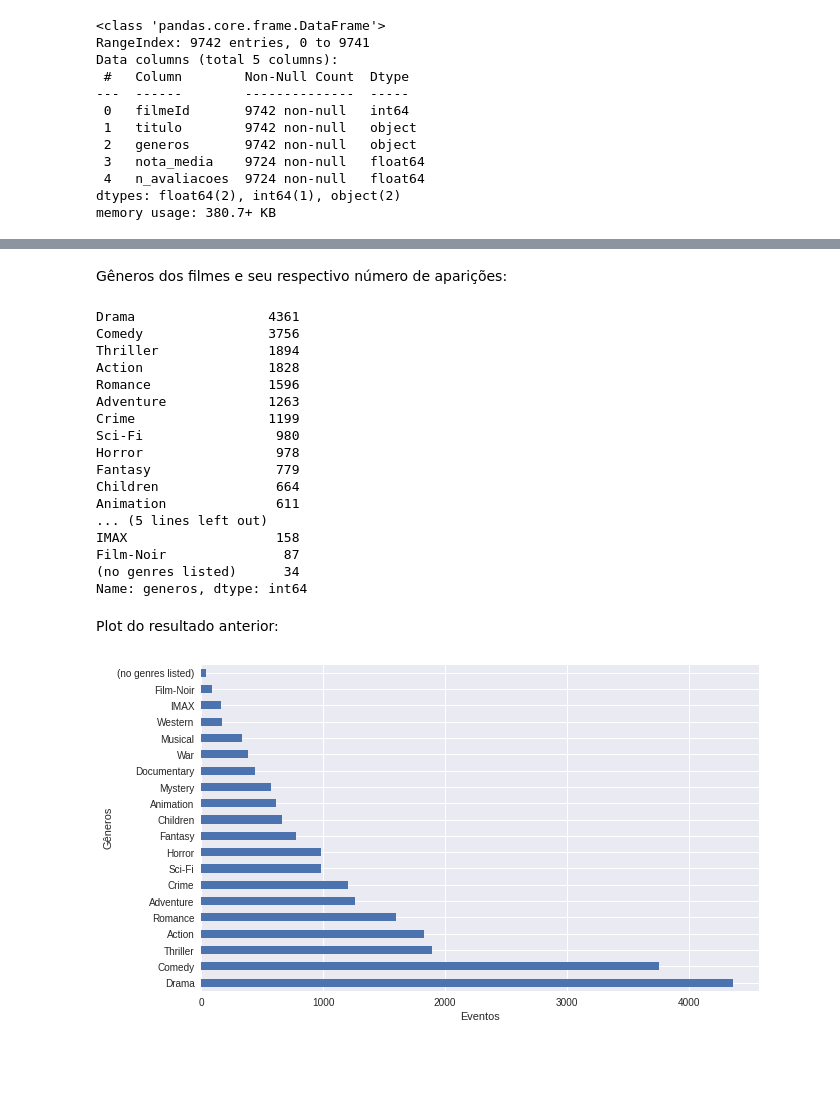
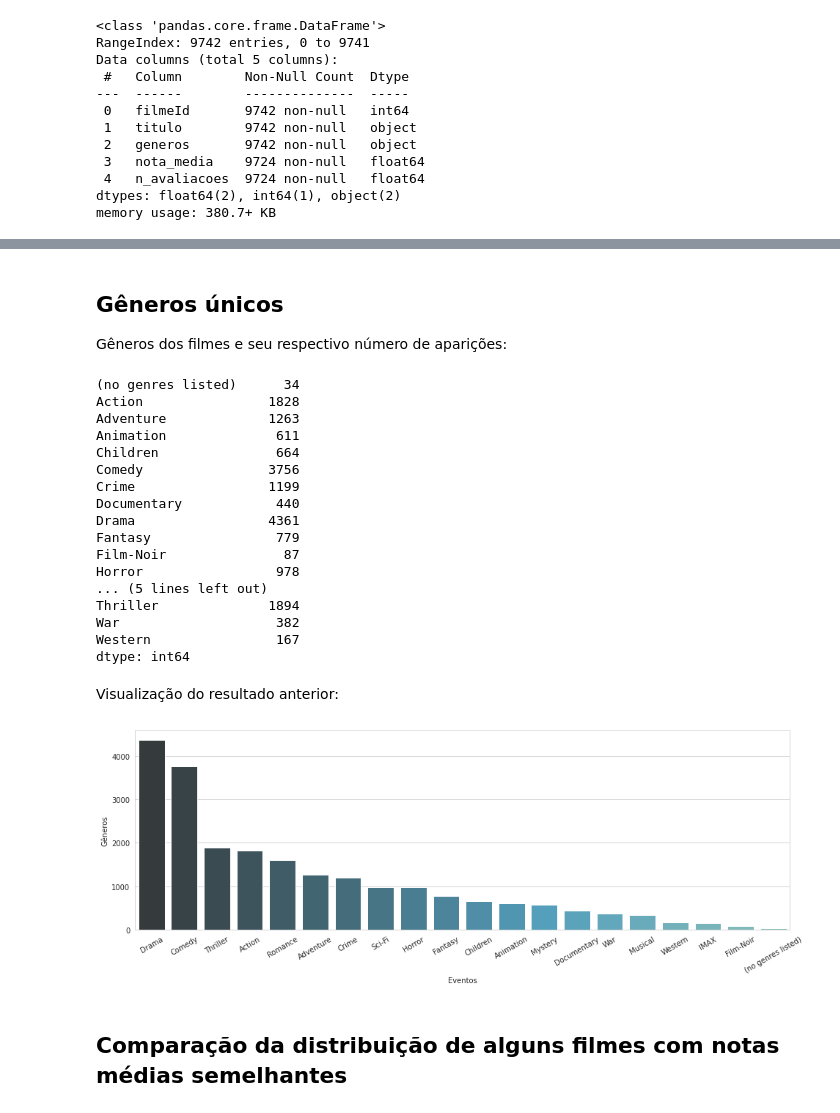
Before and after one commit to marimigliorini/MovieLens_DataSet, a Jupyter notebook: Analise_MovieLens.ipynb, the cells around one changed output, grey strips where cells are left out. Drawn from its saved outputs; the diff is of its cells as text; code cells hidden in the pictures; blank space fills up the shorter version.

```diff
--- a/Analise_MovieLens.ipynb
+++ b/Analise_MovieLens.ipynb
@@ -4,10 +4,12 @@
 import pandas as pd
 import matplotlib.pyplot as plt
 import numpy as np
+import seaborn as sns
 
 %matplotlib inline
+sns.set_style("whitegrid")
 
-plt.style.use('seaborn')
+#plt.style.use('seaborn')
 # %% [markdown]
 Load do database contendo os títulos dos filmes, bem como seus respectivos ID's, ano de lançamento e gêneros.
 # %%
@@ -183,3 +197,0 @@ memory usage: 380.7+ KB
-# %%
-filmes['generos'] = filmes['generos'].str.split(pat='|')
-filmes.head()
@@ -193,31 +198,40 @@ filmes.head()
 # %% [markdown]
+## Gêneros únicos
+
 Gêneros dos filmes e seu respectivo número de aparições:
-# %%
-filmes.explode('generos')['generos'].value_counts()
-# %% [output]
-Drama                 4361
-Comedy                3756
-Thriller              1894
-Action                1828
-Romance               1596
-Adventure             1263
-Crime                 1199
-Sci-Fi                 980
-Horror                 978
-Fantasy                779
-Children               664
-Animation              611
-... (5 lines left out)
-IMAX                   158
-Film-Noir               87
-(no genres listed)      34
-Name: generos, dtype: int64
+# %%
+filmes['generos'].str.get_dummies('|').sum()
+# %% [output]
+(no genres listed)      34
+Action                1828
+Adventure             1263
+Animation              611
+Children               664
+Comedy                3756
+Crime                 1199
+Documentary            440
+Drama                 4361
+Fantasy                779
+Film-Noir               87
+Horror                 978
+... (5 lines left out)
+Thriller              1894
+War                    382
+Western                167
+dtype: int64
 # %% [markdown]
-Plot do resultado anterior:
+Visualização do resultado anterior:
-# %%
-filmes.explode('generos')['generos'].value_counts().plot(kind='barh',figsize=(10,6))
-plt.xlabel('Eventos')
-plt.ylabel('Gêneros')
-plt.show()
-# %% [output]
-[figure, removed]
+# %%
+plt.figure(figsize=(16,5))
+sns.barplot(x = filmes['generos'].str.get_dummies('|').sum().sort_values(ascending=False).index,
+            y = filmes['generos'].str.get_dummies('|').sum().sort_values(ascending=False).values,
+            palette=sns.color_palette("GnBu_d", n_colors=len(filmes['generos'].str.get_dummies('|').sum().sort_values(ascending=False)) + 5))
+
+plt.xticks(rotation=30)
+plt.xlabel('Eventos')
+plt.ylabel('Gêneros')
+plt.show()
+# %% [output]
+[figure, added]
+# %% [markdown]
+## Comparação da distribuição de alguns filmes com notas médias semelhantes
```
Also changed, not shown: parts of 10 cells of this notebook.
